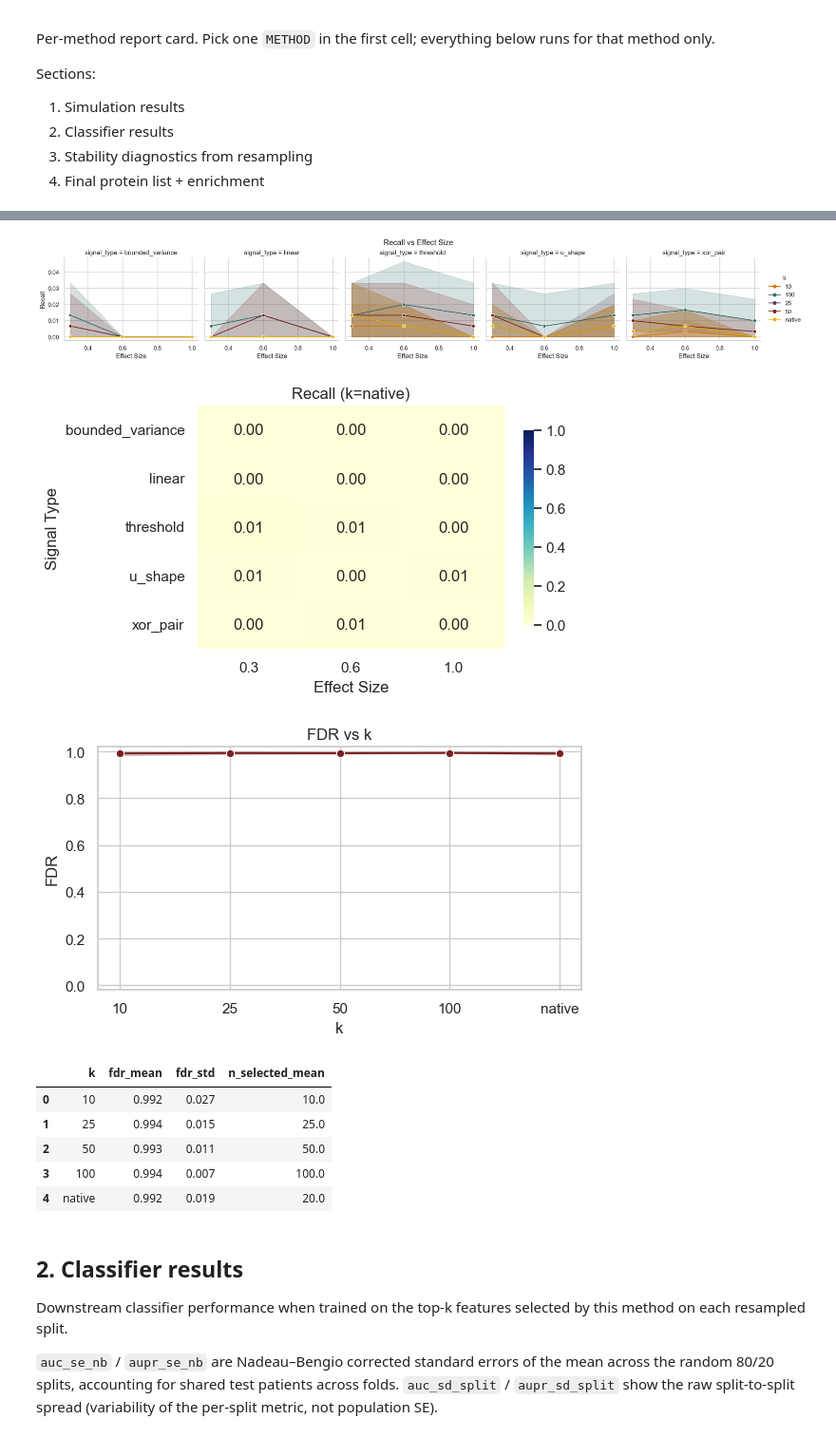
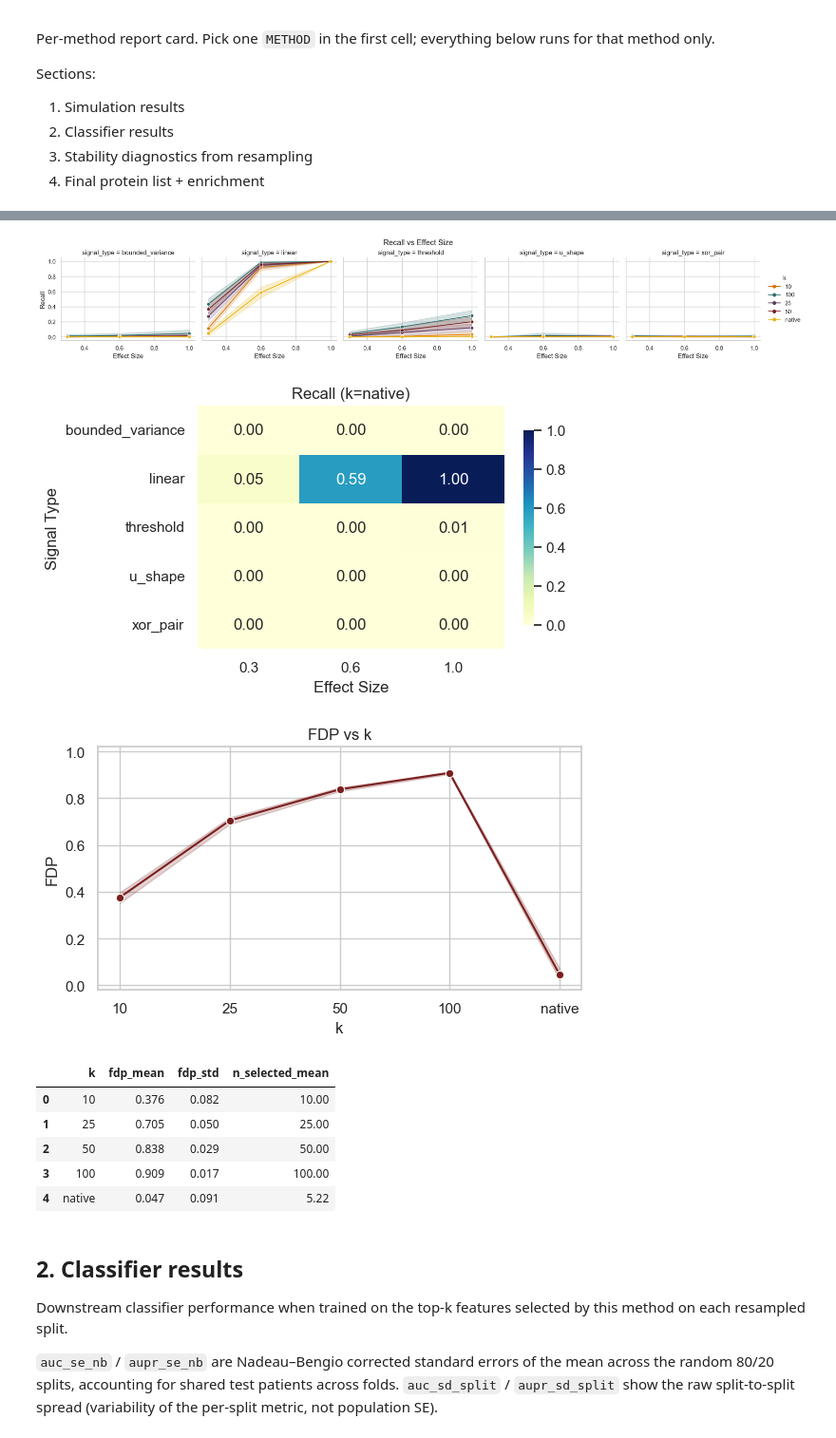
Before and after one commit to andreasjak/MSc26_Proteomics, a Jupyter notebook: notebooks/method_results.ipynb, the cells around one changed output, grey strips where cells are left out. Shown at 95% size. Saved outputs shown, nothing was run; the diff lists cells and outputs as text; code cells hidden in the pictures.

```diff
--- a/notebooks/method_results.ipynb
+++ b/notebooks/method_results.ipynb
@@ -9,7 +9,7 @@ Sections:
 3. Stability diagnostics from resampling
 4. Final protein list + enrichment
 # %%
-METHOD = "random"   # change this to switch the whole notebook
+METHOD = "ttest"   # change this to switch the whole notebook
 
 import json
 import sys
@@ -96,13 +96,13 @@ Synthetic-signal recovery under controlled effect sizes. Higher `recall` at fixe
 # %%
 recall_df = pd.read_parquet(STAGE_DIRS["simulation"] / "recall.parquet")
-fdr_df = pd.read_parquet(STAGE_DIRS["simulation"] / "fdr.parquet")
+fdp_df = pd.read_parquet(STAGE_DIRS["simulation"] / "fdp.parquet")
 print(
     f"recall: {len(recall_df):,} rows | repeats={recall_df['repeat'].nunique()} | "
     f"signal_types={sorted(recall_df['signal_type'].unique())} | "
     f"effect_sizes={sorted(recall_df['effect_size'].unique())} | k={sorted(recall_df['k'].unique())}"
 )
 print(
-    f"fdr:    {len(fdr_df):,} rows | repeats={fdr_df['repeat'].nunique()} | k={sorted(fdr_df['k'].unique())}"
+    f"fdp:    {len(fdp_df):,} rows | repeats={fdp_df['repeat'].nunique()} | k={sorted(fdp_df['k'].unique())}"
 )
 recall_df.head(10)
 # %% [output]
@@ -154,7 +154,7 @@ g.set_axis_labels("Effect Size", "Recall")
 g.fig.suptitle(f"Recall vs Effect Size", y=1.03)
 plt.show()
 # %% [output]
-[figure, old version]
+[figure, new version]
 # %%
 native_k = max(recall_df["k"].unique())
 sim_native = recall_df[recall_df["k"] == native_k]
@@ -174,50 +174,50 @@ ax.set_ylabel("Signal Type")
 fig.tight_layout()
 plt.show()
 # %% [output]
-[figure, old version]
+[figure, new version]
 # %%
-# FDR is per (repeat, k) — one independent observation per repeat. CIs reflect 50 reps, not 750 duplicates.
+# FDP is per (repeat, k) — one independent observation per repeat. CIs reflect 50 reps, not 750 duplicates.
 def _k_sort_key(value):
     s = str(value).strip().lower()
     if s == "native":
         return (2, float("inf"))
     try:
         return (0, float(s))
     except ValueError:
         return (1, s)
 
-k_order = sorted(pd.unique(fdr_df["k"]), key=_k_sort_key)
+k_order = sorted(pd.unique(fdp_df["k"]), key=_k_sort_key)
 
-fdr_plot = fdr_df.copy()
-fdr_plot["k"] = pd.Categorical(fdr_plot["k"], categories=k_order, ordered=True)
-fdr_plot = fdr_plot.sort_values("k")
+fdp_plot = fdp_df.copy()
+fdp_plot["k"] = pd.Categorical(fdp_plot["k"], categories=k_order, ordered=True)
+fdp_plot = fdp_plot.sort_values("k")
 
 fig, ax = plt.subplots(figsize=(6, 3.6))
 sns.lineplot(
-    data=fdr_plot, x="k", y="fdr", estimator="mean", errorbar=("ci", 95),
+    data=fdp_plot, x="k", y="fdp", estimator="mean", errorbar=("ci", 95),
     marker="o", color=PALETTE["danger"], ax=ax,
 )
-ax.set_title(f"FDR vs k")
+ax.set_title(f"FDP vs k")
 ax.set_xlabel("k")
-ax.set_ylabel("FDR")
+ax.set_ylabel("FDP")
 ax.set_ylim(-0.02, 1.02)
 fig.tight_layout()
 plt.show()
 
 (
-    fdr_plot.groupby("k", as_index=False, sort=False, observed=True)
-    .agg(fdr_mean=("fdr", "mean"), fdr_std=("fdr", "std"),
+    fdp_plot.groupby("k", as_index=False, sort=False, observed=True)
+    .agg(fdp_mean=("fdp", "mean"), fdp_std=("fdp", "std"),
          n_selected_mean=("n_selected", "mean"))
     .round(3)
 )
 # %% [output]
-[figure, old version]
+[figure, new version]
-|  | k | fdr_mean | fdr_std | n_selected_mean |
-| 0 | 10 | 0.992 | 0.027 | 10.0 |
-| 1 | 25 | 0.994 | 0.015 | 25.0 |
-| 2 | 50 | 0.993 | 0.011 | 50.0 |
-| 3 | 100 | 0.994 | 0.007 | 100.0 |
-| 4 | native | 0.992 | 0.019 | 20.0 |
+|  | k | fdp_mean | fdp_std | n_selected_mean |
+| 0 | 10 | 0.376 | 0.082 | 10.00 |
+| 1 | 25 | 0.705 | 0.050 | 25.00 |
+| 2 | 50 | 0.838 | 0.029 | 50.00 |
+| 3 | 100 | 0.909 | 0.017 | 100.00 |
+| 4 | native | 0.047 | 0.091 | 5.22 |
 # %% [markdown]
 ## 2. Classifier results
 
```
Also changed, not shown: parts of 18 cells of this notebook, 5 other files.
